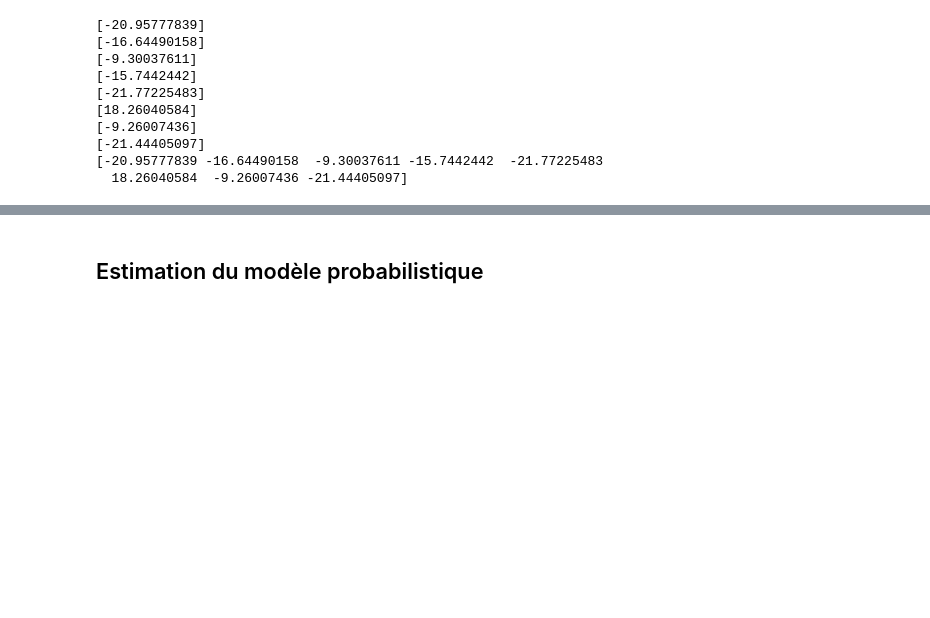
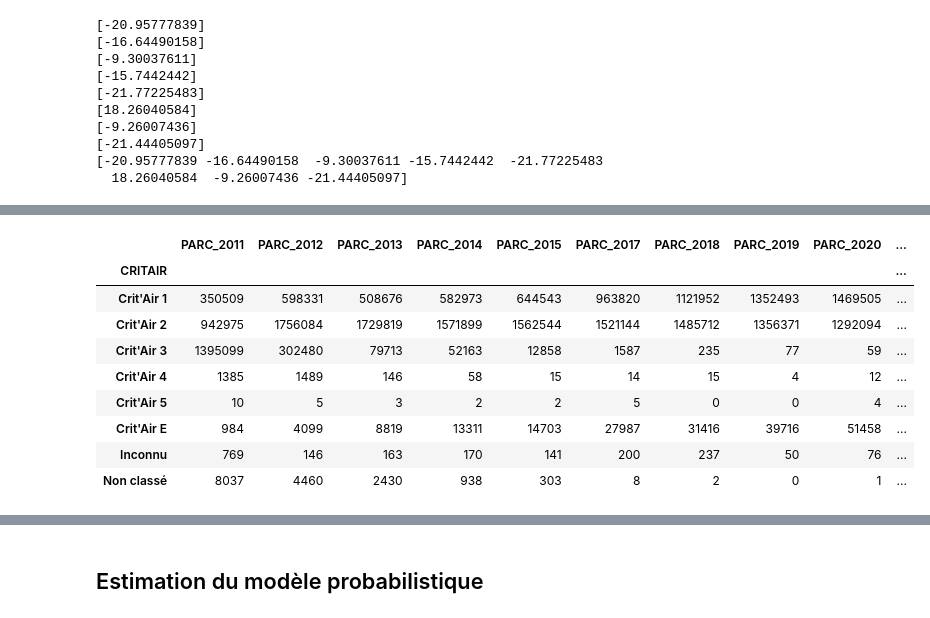
Before and after one commit to TheoLBTN/Projet-Python, a Jupyter notebook: Projet.ipynb, the cells around one changed output, grey strips where cells are left out. Saved outputs shown, nothing was run; the diff lists cells and outputs as text; code cells hidden in the pictures; blank space fills up the shorter version.

```diff
--- a/Projet.ipynb
+++ b/Projet.ipynb
@@ -547,0 +568,15 @@ taux_de_croissance[f'PARC_20{k+11}']=n
+# %%
+#Carburant:
+
+data_neuf.groupby(['CRITAIR'])[['PARC_2011','PARC_2012','PARC_2013','PARC_2014','PARC_2015','PARC_2017','PARC_2018','PARC_2019','PARC_2020','PARC_2021','PARC_2022']].sum()
+# %% [output]
+|  | PARC_2011 | PARC_2012 | PARC_2013 | PARC_2014 | PARC_2015 | PARC_2017 | PARC_2018 | PARC_2019 | PARC_2020 | ... |
+| CRITAIR |  |  |  |  |  |  |  |  |  | ... |
+| Crit'Air 1 | 350509 | 598331 | 508676 | 582973 | 644543 | 963820 | 1121952 | 1352493 | 1469505 | ... |
+| Crit'Air 2 | 942975 | 1756084 | 1729819 | 1571899 | 1562544 | 1521144 | 1485712 | 1356371 | 1292094 | ... |
+| Crit'Air 3 | 1395099 | 302480 | 79713 | 52163 | 12858 | 1587 | 235 | 77 | 59 | ... |
+| Crit'Air 4 | 1385 | 1489 | 146 | 58 | 15 | 14 | 15 | 4 | 12 | ... |
+| Crit'Air 5 | 10 | 5 | 3 | 2 | 2 | 5 | 0 | 0 | 4 | ... |
+| Crit'Air E | 984 | 4099 | 8819 | 13311 | 14703 | 27987 | 31416 | 39716 | 51458 | ... |
+| Inconnu | 769 | 146 | 163 | 170 | 141 | 200 | 237 | 50 | 76 | ... |
+| Non classé | 8037 | 4460 | 2430 | 938 | 303 | 8 | 2 | 0 | 1 | ... |
```
Also changed, not shown: parts of 8 cells of this notebook.
